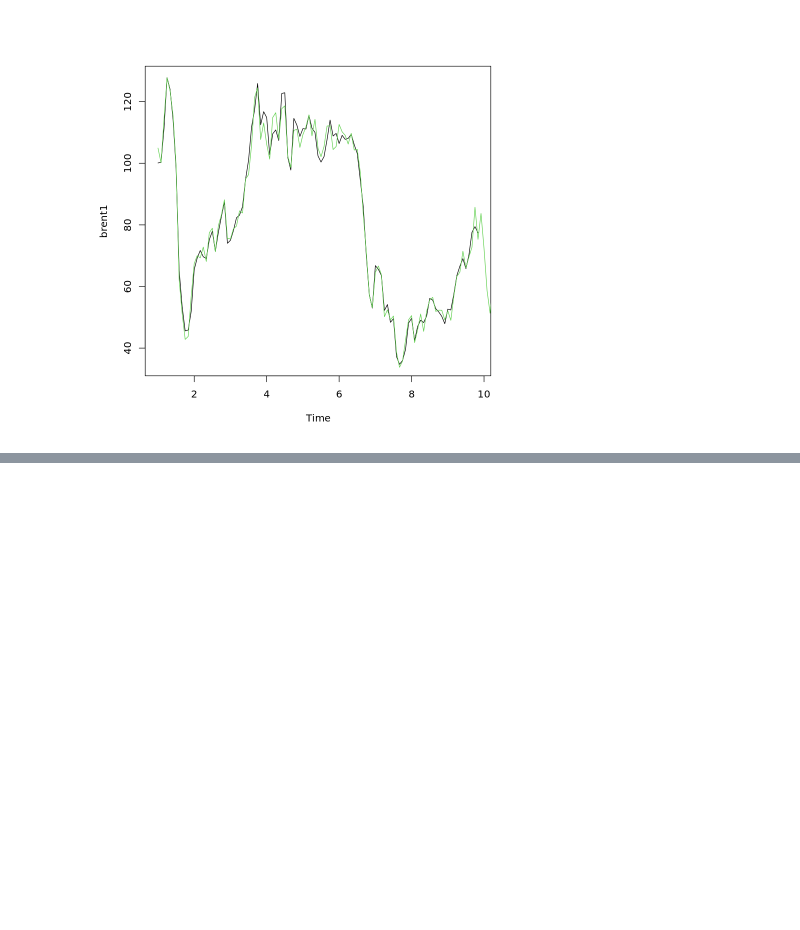
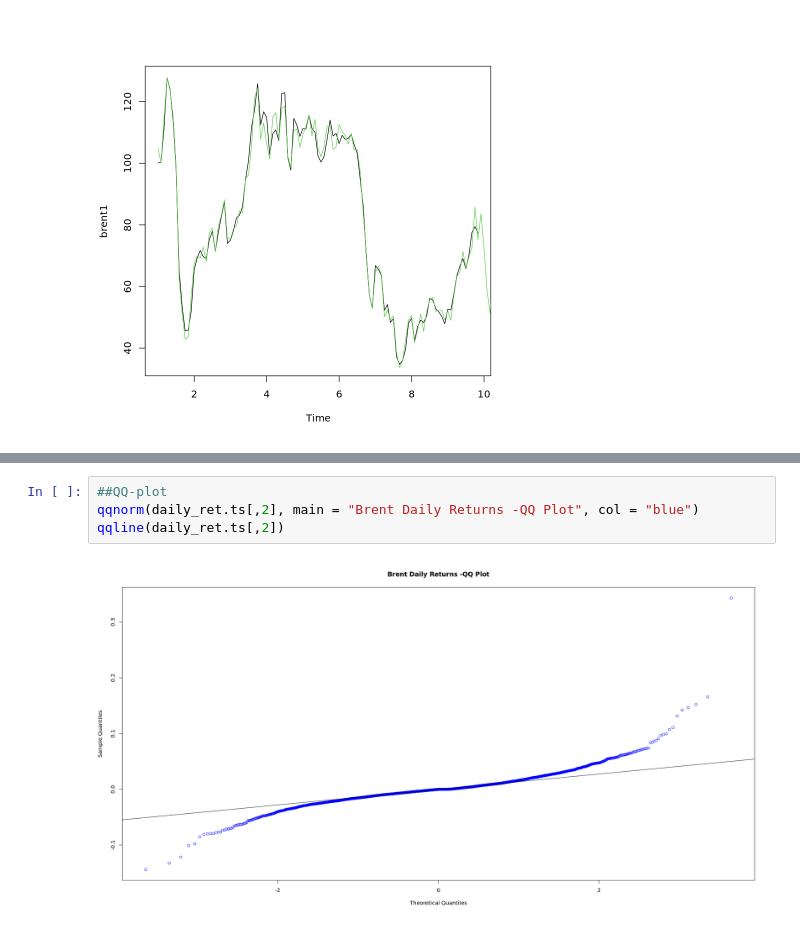
Before and after one commit to W-Mrt/Time-series-analysis-for-finance, a Jupyter notebook: final.ipynb, the cells around one changed output, grey strips where cells are left out. Cells and saved outputs as stored; diff of their text form; blank space fills up the shorter version.

```diff
--- a/final.ipynb
+++ b/final.ipynb
@@ -743,0 +797,6 @@ A Time Series: 13 × 12
+# %%
+##QQ-plot
+qqnorm(daily_ret.ts[,2], main = "Brent Daily Returns -QQ Plot", col = "blue")
+qqline(daily_ret.ts[,2])
+# %% [output]
+[figure, added]
```
Also changed, not shown: parts of 28 cells of this notebook.
